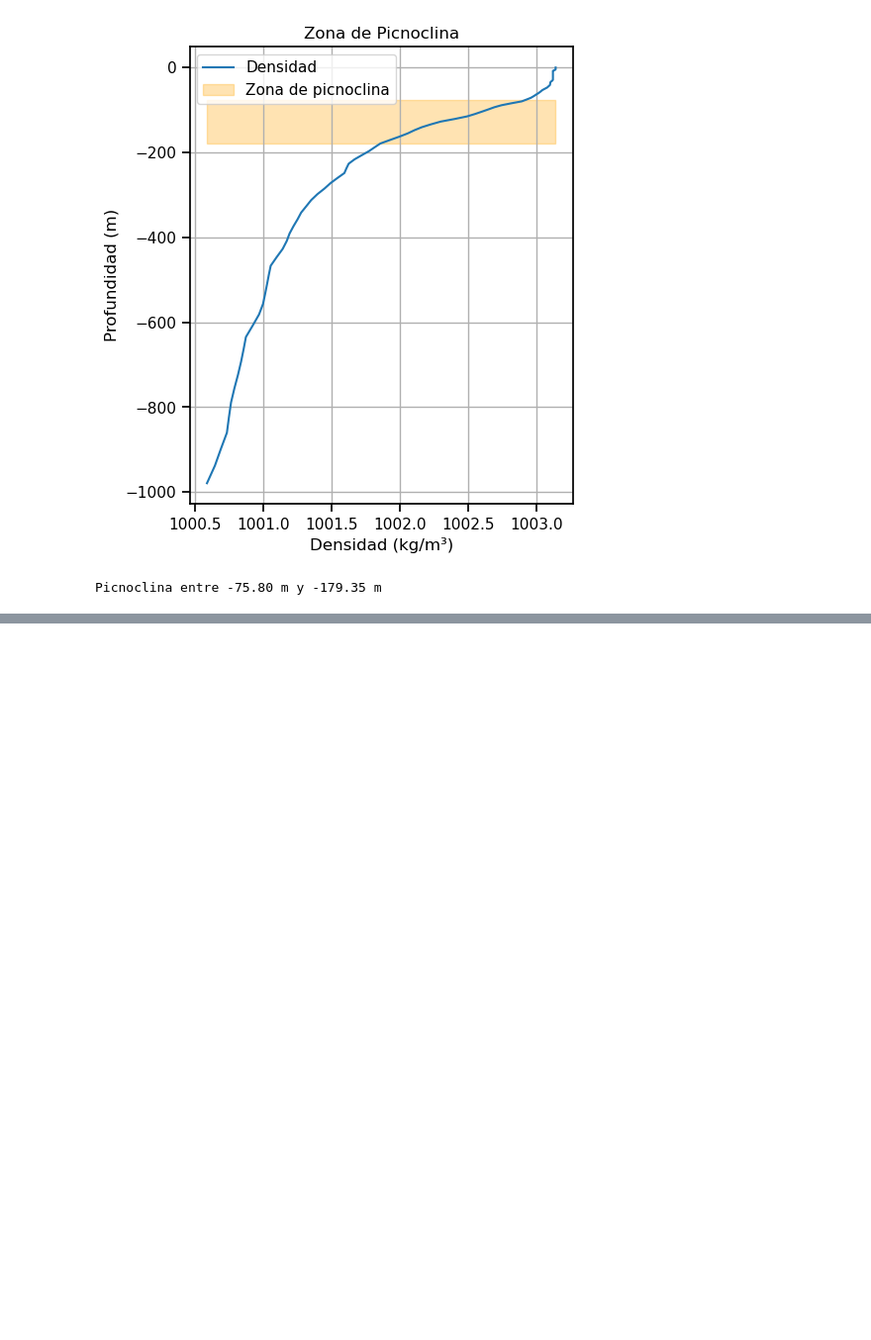
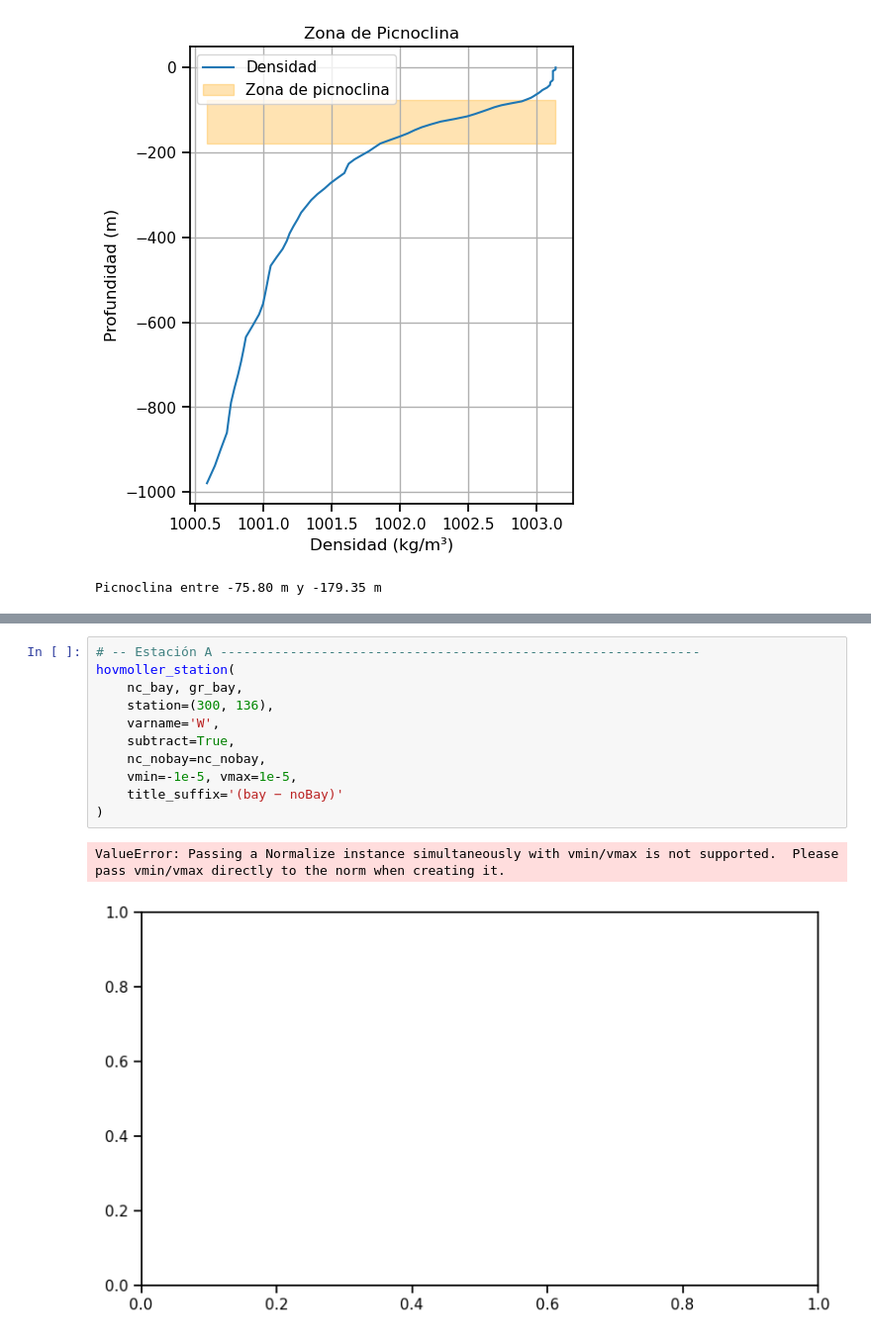
Before and after one commit to Estebanovich/BayIW_Rectan, a Jupyter notebook: input/check_output_func.ipynb, the cells around one changed output, grey strips where cells are left out. Shown at 99% size. Cells and saved outputs as stored; diff of their text form; blank space fills up the shorter version.

```diff
--- a/input/check_output_func.ipynb
+++ b/input/check_output_func.ipynb
@@ -1848,0 +1911,14 @@ Picnoclina entre -75.80 m y -179.35 m
+# %%
+# -- Estación A --------------------------------------------------------------
+hovmoller_station(
+    nc_bay, gr_bay,
+    station=(300, 136),
+    varname='W',
+    subtract=True,
+    nc_nobay=nc_nobay,
+    vmin=-1e-5, vmax=1e-5,
+    title_suffix='(bay − noBay)'
+)
+# %% [output]
+ValueError: Passing a Normalize instance simultaneously with vmin/vmax is not supported.  Please pass vmin/vmax directly to the norm when creating it.
+[figure, added]
```
Also changed, not shown: parts of 11 cells of this notebook, 2 other files.
